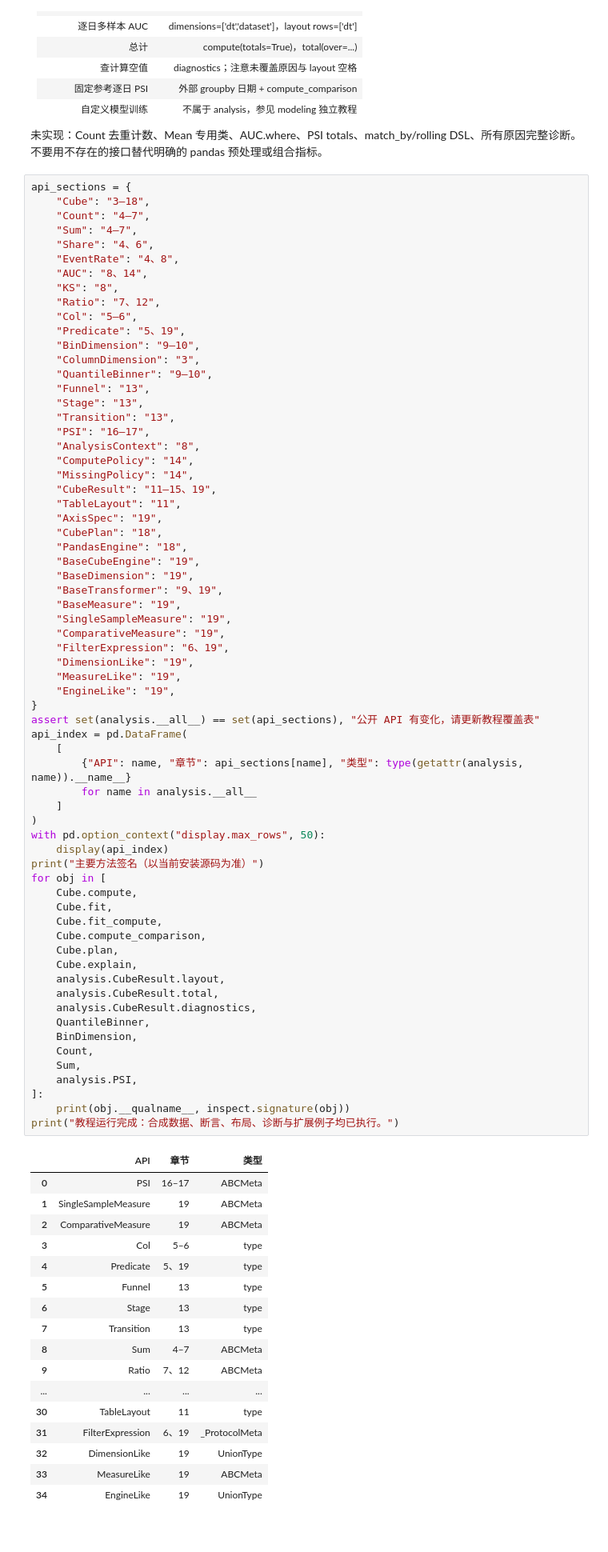
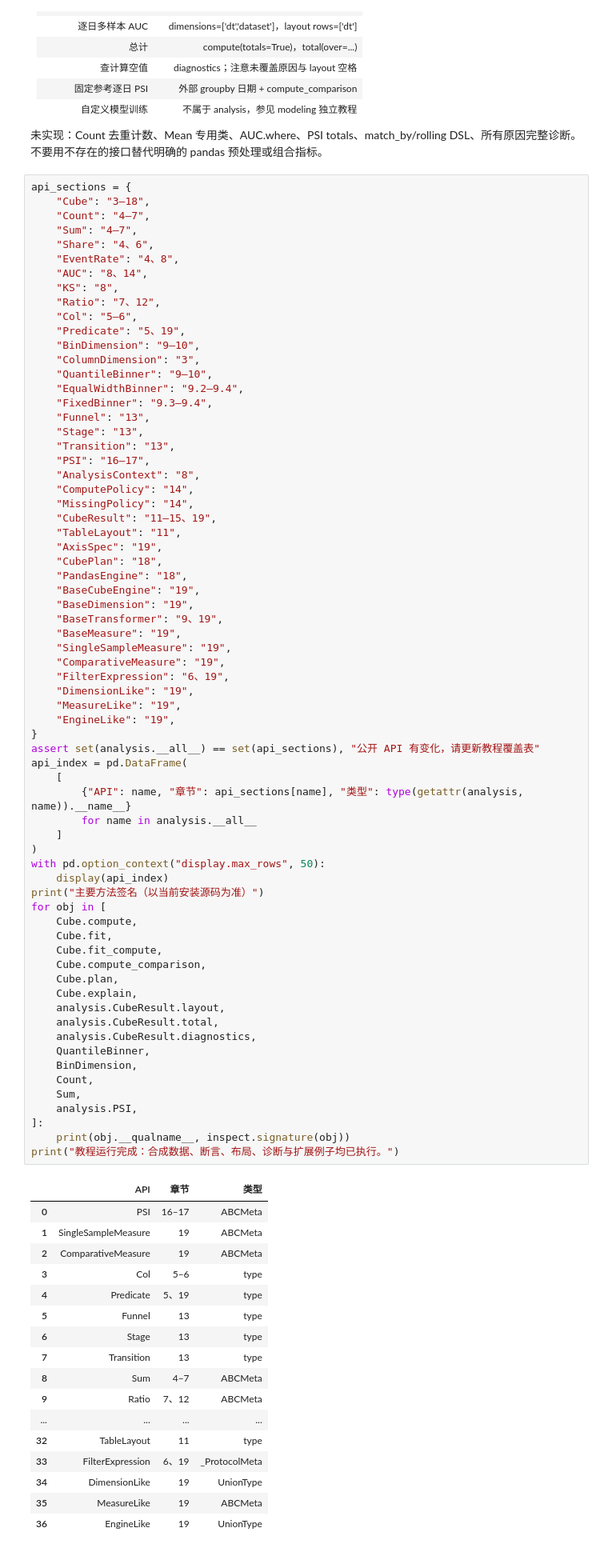
Before and after one commit to TaoXue-99/phi_risk, a Jupyter notebook: examples/analysis_complete_guide.ipynb, the cells around one changed output. Shown at 80% size. Cells and saved outputs as stored; diff of their text form.

```diff
--- a/examples/analysis_complete_guide.ipynb
+++ b/examples/analysis_complete_guide.ipynb
@@ -1569,6 +1781,8 @@ api_sections = {
     "BinDimension": "9–10",
     "ColumnDimension": "3",
     "QuantileBinner": "9–10",
+    "EqualWidthBinner": "9.2–9.4",
+    "FixedBinner": "9.3–9.4",
     "Funnel": "13",
     "Stage": "13",
     "Transition": "13",
@@ -1606,38 +1820,38 @@ for obj in [
     Cube.compute,
     Cube.fit,
     Cube.fit_compute,
     Cube.compute_comparison,
     Cube.plan,
     Cube.explain,
     analysis.CubeResult.layout,
     analysis.CubeResult.total,
     analysis.CubeResult.diagnostics,
     QuantileBinner,
     BinDimension,
     Count,
     Sum,
     analysis.PSI,
 ]:
     print(obj.__qualname__, inspect.signature(obj))
 print("教程运行完成：合成数据、断言、布局、诊断与扩展例子均已执行。")
 # %% [output]
 |  | API | 章节 | 类型 |
 | 0 | PSI | 16–17 | ABCMeta |
 | 1 | SingleSampleMeasure | 19 | ABCMeta |
 | 2 | ComparativeMeasure | 19 | ABCMeta |
 | 3 | Col | 5–6 | type |
 | 4 | Predicate | 5、19 | type |
 | 5 | Funnel | 13 | type |
 | 6 | Stage | 13 | type |
 | 7 | Transition | 13 | type |
 | 8 | Sum | 4–7 | ABCMeta |
 | 9 | Ratio | 7、12 | ABCMeta |
 | ... | ... | ... | ... |
-| 30 | TableLayout | 11 | type |
-| 31 | FilterExpression | 6、19 | _ProtocolMeta |
-| 32 | DimensionLike | 19 | UnionType |
-| 33 | MeasureLike | 19 | ABCMeta |
-| 34 | EngineLike | 19 | UnionType |
+| 32 | TableLayout | 11 | type |
+| 33 | FilterExpression | 6、19 | _ProtocolMeta |
+| 34 | DimensionLike | 19 | UnionType |
+| 35 | MeasureLike | 19 | ABCMeta |
+| 36 | EngineLike | 19 | UnionType |
 主要方法签名（以当前安装源码为准）
 Cube.compute (self, data: object, context: phl_risk.analysis._context.AnalysisContext | None = None, *, engine: str | phl_risk.analysis.engines._base.BaseCubeEngine | None = None, totals: bool = False ...
 Cube.fit (self, reference: object, y: object = None, context: phl_risk.analysis._context.AnalysisContext | None = None) -> 'Cube'
```
Also changed, not shown: parts of 8 cells of this notebook, 39 other files.
